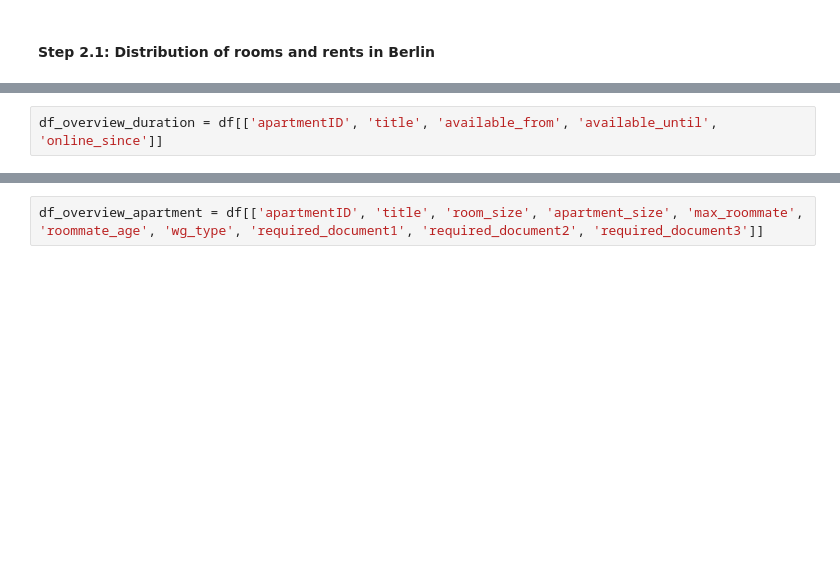
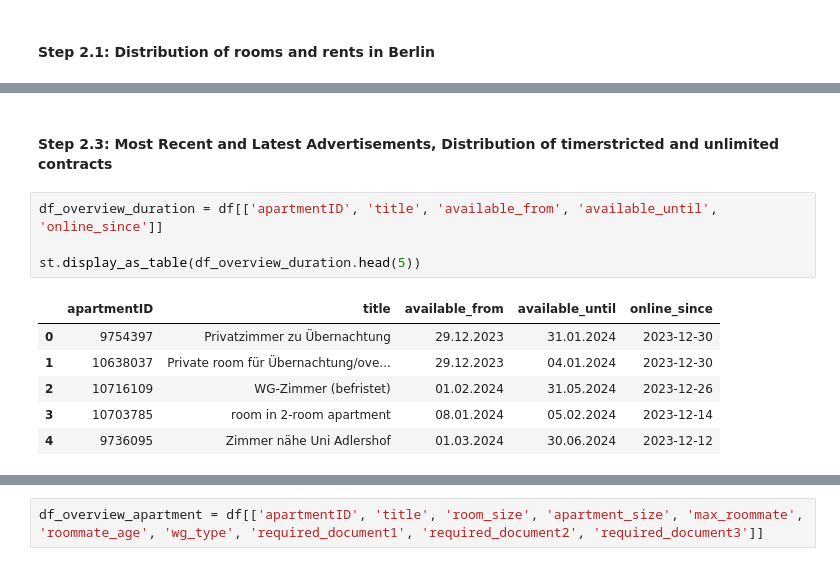
Before and after one commit to pascals00/WG-Gesucht, a Jupyter notebook: DataAnalysis/MakroAnalysis.ipynb, the cells around one changed output, grey strips where cells are left out. Saved outputs shown, nothing was run; the diff lists cells and outputs as text; blank space fills up the shorter version.

```diff
--- a/DataAnalysis/MakroAnalysis.ipynb
+++ b/DataAnalysis/MakroAnalysis.ipynb
@@ -46,2 +138,13 @@ plt.xlim(0, 80)
+# %% [markdown]
+#### Step 2.3: Most Recent and Latest Advertisements, Distribution of timerstricted and unlimited contracts
 # %%
 df_overview_duration = df[['apartmentID', 'title', 'available_from', 'available_until', 'online_since']]
+
+st.display_as_table(df_overview_duration.head(5))
+# %% [output]
+|  | apartmentID | title | available_from | available_until | online_since |
+| 0 | 9754397 | Privatzimmer zu Übernachtung | 29.12.2023 | 31.01.2024 | 2023-12-30 |
+| 1 | 10638037 | Private room für Übernachtung/ove... | 29.12.2023 | 04.01.2024 | 2023-12-30 |
+| 2 | 10716109 | WG-Zimmer (befristet) | 01.02.2024 | 31.05.2024 | 2023-12-26 |
+| 3 | 10703785 | room in 2-room apartment | 08.01.2024 | 05.02.2024 | 2023-12-14 |
+| 4 | 9736095 | Zimmer nähe Uni Adlershof | 01.03.2024 | 30.06.2024 | 2023-12-12 |
```
Also changed, not shown: parts of 26 cells of this notebook.
